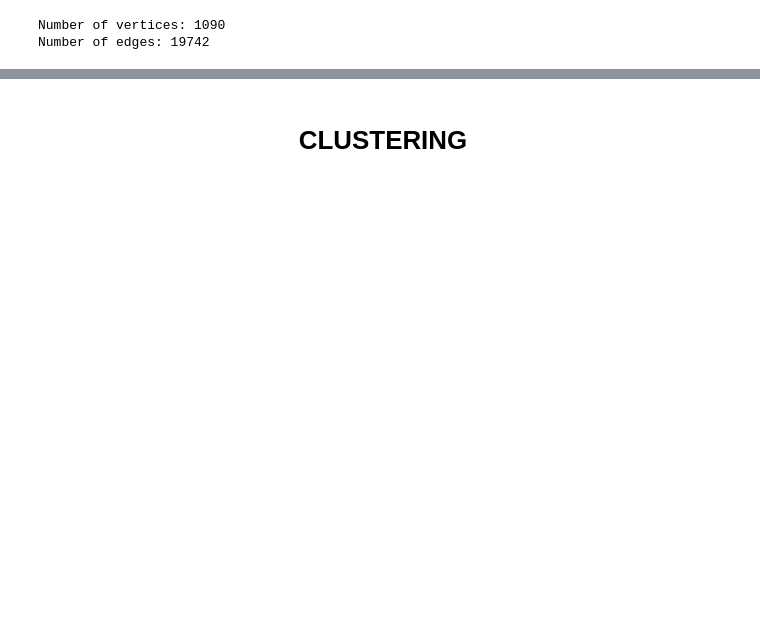
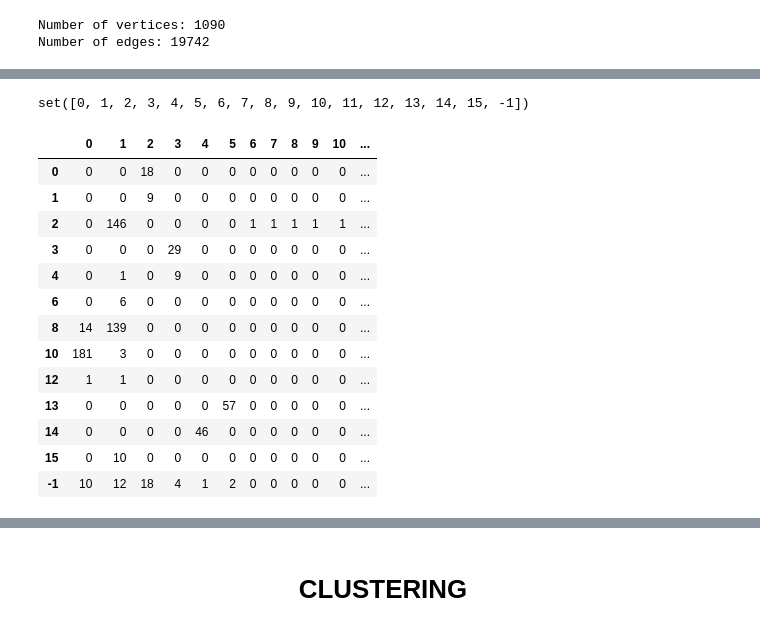
Before and after one commit to chrisPiemonte/url2vec, a Jupyter notebook: notebooks/graph.ipynb, the cells around one changed output, grey strips where cells are left out. Cells and saved outputs as stored; diff of their text form; code cells hidden in the pictures; blank space fills up the shorter version.

```diff
--- a/notebooks/graph.ipynb
+++ b/notebooks/graph.ipynb
@@ -116,0 +216,10 @@ py.iplot(rwmc, filename="RWWL network - Manually colored")
+# %%
+fastgreedy_lc_dendogram = listcostraint_graph.community_fastgreedy()
+fastgreedy_lc_clustering = fastgreedy_lc_dendogram.as_clustering(16)
+
+print(fastgreedy_lc_clustering.sizes())
+
+walktrap_lc_dendogram = listcostraint_graph.community_walktrap(steps=3)
+walktrap_lc_clustering = walktrap_lc_dendogram.as_clustering(16)
+
+print(walktrap_lc_clustering.sizes())
@@ -116,0 +229,9 @@ py.iplot(rwmc, filename="RWWL network - Manually colored")
+# %%
+for i in range(len(walktrap_clustering.membership)):
+    listcostraint_graph.vs[i]["color"] = get_color(walktrap_lc_clustering.membership[i])
+    listcostraint_graph.vs[i]["pred_walktrap_label"] = walktrap_lc_clustering.membership[i]
+    listcostraint_graph.vs[i]["pred_fastgreedy_label"] = fastgreedy_lc_clustering.membership[i]
+
+for vertex in listcostraint_graph.vs:
+    if vertex["pred_fastgreedy_label"] == None:
+        vertex["pred_fastgreedy_label"] = -1
@@ -116,0 +244,23 @@ py.iplot(rwmc, filename="RWWL network - Manually colored")
+# %%
+listcostraint_conftable_df = pd.DataFrame(get_confusion_table(listcostraint_graph.vs["true_label"], listcostraint_graph.vs["pred_fastgreedy_label"]),
+             index=set(listcostraint_graph.vs["true_label"]),
+             columns=set(listcostraint_graph.vs["pred_fastgreedy_label"]))
+
+print(set(listcostraint_graph.vs["pred_fastgreedy_label"]))
+listcostraint_conftable_df
+# %% [output]
+set([0, 1, 2, 3, 4, 5, 6, 7, 8, 9, 10, 11, 12, 13, 14, 15, -1])
+|  | 0 | 1 | 2 | 3 | 4 | 5 | 6 | 7 | 8 | 9 | 10 | ... |
+| 0 | 0 | 0 | 18 | 0 | 0 | 0 | 0 | 0 | 0 | 0 | 0 | ... |
+| 1 | 0 | 0 | 9 | 0 | 0 | 0 | 0 | 0 | 0 | 0 | 0 | ... |
+| 2 | 0 | 146 | 0 | 0 | 0 | 0 | 1 | 1 | 1 | 1 | 1 | ... |
+| 3 | 0 | 0 | 0 | 29 | 0 | 0 | 0 | 0 | 0 | 0 | 0 | ... |
+| 4 | 0 | 1 | 0 | 9 | 0 | 0 | 0 | 0 | 0 | 0 | 0 | ... |
+| 6 | 0 | 6 | 0 | 0 | 0 | 0 | 0 | 0 | 0 | 0 | 0 | ... |
+| 8 | 14 | 139 | 0 | 0 | 0 | 0 | 0 | 0 | 0 | 0 | 0 | ... |
+| 10 | 181 | 3 | 0 | 0 | 0 | 0 | 0 | 0 | 0 | 0 | 0 | ... |
+| 12 | 1 | 1 | 0 | 0 | 0 | 0 | 0 | 0 | 0 | 0 | 0 | ... |
+| 13 | 0 | 0 | 0 | 0 | 0 | 57 | 0 | 0 | 0 | 0 | 0 | ... |
+| 14 | 0 | 0 | 0 | 0 | 46 | 0 | 0 | 0 | 0 | 0 | 0 | ... |
+| 15 | 0 | 10 | 0 | 0 | 0 | 0 | 0 | 0 | 0 | 0 | 0 | ... |
+| -1 | 10 | 12 | 18 | 4 | 1 | 2 | 0 | 0 | 0 | 0 | 0 | ... |
```
Also changed, not shown: parts of 47 cells of this notebook, 2 other files.
